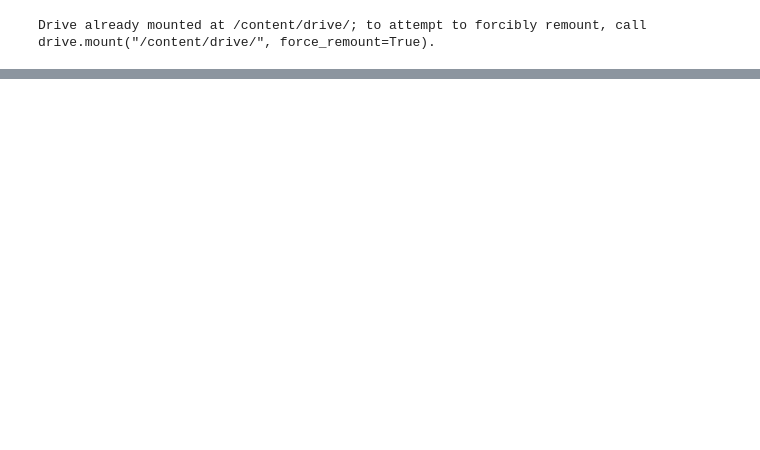
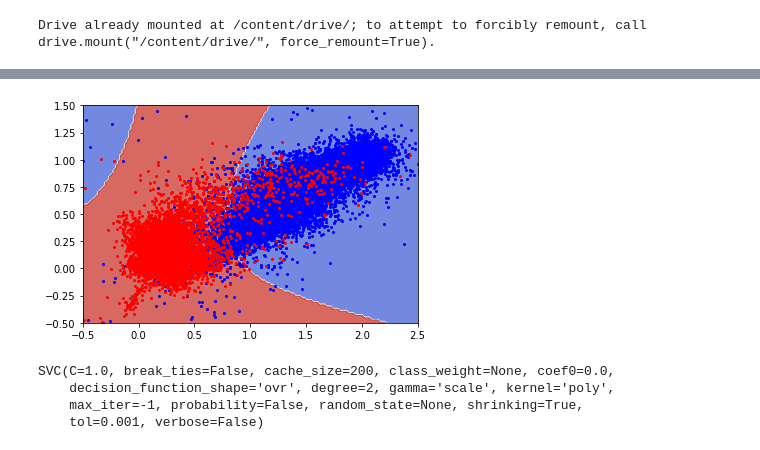
Before and after one commit to suafle/minitarea4, a Jupyter notebook: minitarea4_2020.ipynb, the cells around one changed output, grey strips where cells are left out. Cells and saved outputs as stored; diff of their text form; code cells hidden in the pictures; blank space fills up the shorter version.

```diff
--- a/minitarea4_2020.ipynb
+++ b/minitarea4_2020.ipynb
@@ -97,0 +246,2 @@ files.download('datos_ml.csv')
+# %%
+svm_clf2 = svm.SVC(kernel="poly")
@@ -97,0 +257,20 @@ files.download('datos_ml.csv')
+# %%
+h = 0.02
+x_min, x_max = X[:, 0].min() - 1, X[:, 0].max() + 1
+y_min, y_max = X[:, 1].min() - 1, X[:, 1].max() + 1
+xx, yy = np.meshgrid(np.arange(x_min, x_max, h),
+                     np.arange(y_min, y_max, h))
+# %%
+Z = svm_clf2.predict(np.c_[xx.ravel(), yy.ravel()])
+
+    # Put the result into a color plot
+Z = Z.reshape(xx.shape)
+plt.contourf(xx, yy, Z, cmap=plt.cm.coolwarm, alpha=0.8)
+plt.plot(dfa['u-g'], dfa['g-r'], '.', ms=4, c='b', label='galaxies')
+plt.plot(dfb['u-g'], dfb['g-r'], '.', ms=4, c='r', label='QSO')
+plt.xlim(-0.5, 2.5)
+plt.ylim(-0.5, 1.5)
+plt.show()
+plt.close()
+# %% [output]
+[figure, added]
@@ -97,0 +279,9 @@ files.download('datos_ml.csv')
+# %%
+X = np.array(df2[['u-g','g-r']])          # Arreglo con atributo
+y = np.array(df2[['class2']])
+svm_clf3.fit(X,y.ravel())
+# %% [output]
+SVC(C=1.0, break_ties=False, cache_size=200, class_weight=None, coef0=0.0,
+    decision_function_shape='ovr', degree=2, gamma='scale', kernel='poly',
+    max_iter=-1, probability=False, random_state=None, shrinking=True,
+    tol=0.001, verbose=False)
```
Also changed, not shown: parts of 27 cells of this notebook.
